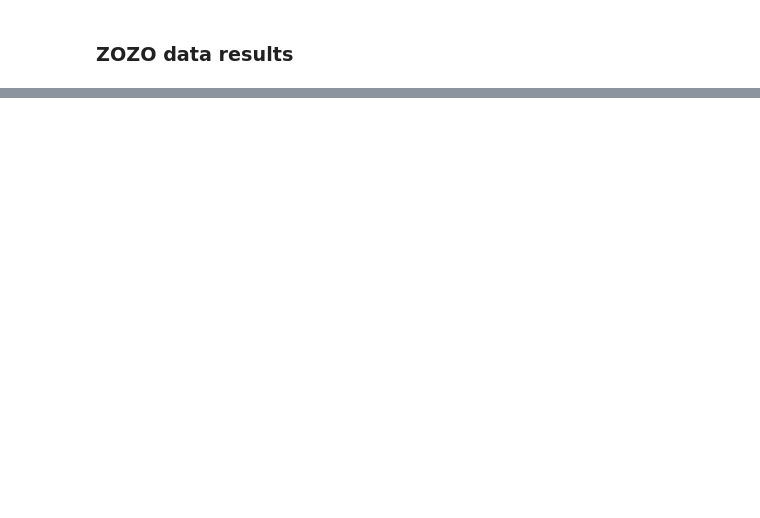
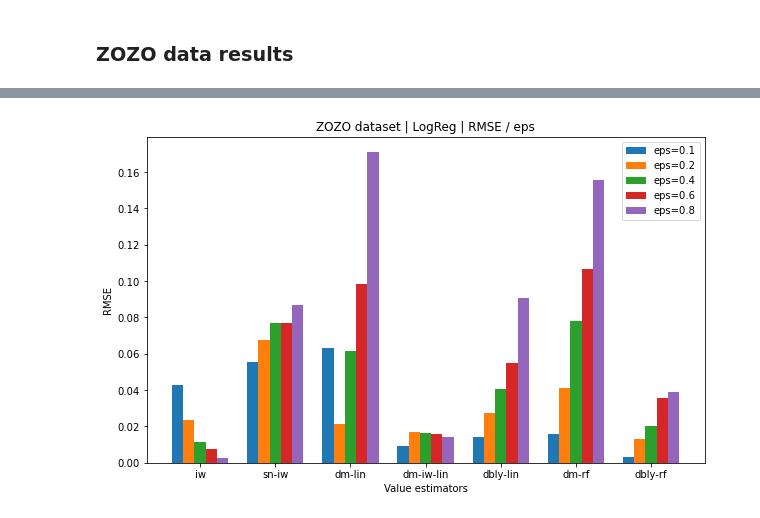
Before and after one commit to EricHe98/direct_method, a Jupyter notebook: notebooks/zozo.ipynb, the cells around one changed output, grey strips where cells are left out. Cells and saved outputs as stored; diff of their text form; code cells hidden in the pictures; blank space fills up the shorter version.

Commit message:
zozo graphs

```diff
--- a/notebooks/zozo.ipynb
+++ b/notebooks/zozo.ipynb
@@ -510,3 +354,5 @@ Direct methods performs well under more random logging policy (small epsilon; le
+# %%
+eps_list = [0.1, 0.2, 0.4, 0.6, 0.8]
 # %%
 sample = bts.sample(100000).reset_index(drop = True)
 sample = sample.drop(columns = ['Unnamed: 0', 'timestamp', 'position', 'propensity_score', 'click'])
@@ -555,0 +394,40 @@ Direct methods performs well under more random logging policy (small epsilon; le
+# %%
+data = [
+['iw', 0.639408, 0.014738, 0.006591, 0.040339, 0.042947, 0.1],
+['sn-iw', 0.544877, 0.010862, 0.004858, -0.054192, 0.055270, 0.1],
+['dm-lin', 0.537090, 0.010986, 0.004913, -0.061979, 0.062945, 0.1],
+['dm-iw-lin', 0.590106, 0.003035, 0.001357, -0.008963, 0.009463, 0.1],
+['dbly-lin', 0.585268, 0.003862, 0.001727, -0.013802, 0.014332, 0.1],
+['dm-rf', 0.614643, 0.003441, 0.001539, 0.015573, 0.015949, 0.1],
+['dbly-rf', 0.599841, 0.003226, 0.001443, 0.000771, 0.003317, 0.1],
+['iw', 0.619792, 0.010719, 0.004794, 0.020723, 0.023331, 0.2],
+['sn-iw', 0.535482, 0.022552, 0.010086, -0.063587, 0.067468, 0.2],
+['dm-lin', 0.585082, 0.015824, 0.007077, -0.013987, 0.021119, 0.2],
+['dm-iw-lin', 0.582705, 0.003306, 0.001478, -0.016364, 0.016695, 0.2],
+['dbly-lin', 0.572080, 0.003603, 0.001611, -0.026990, 0.027229, 0.2],
+['dm-rf', 0.640211, 0.003147, 0.001407, 0.041142, 0.041262, 0.2],
+['dbly-rf', 0.611781, 0.004002, 0.001790, 0.012712, 0.013327, 0.2],
+['iw', 0.603617, 0.010693, 0.004782, 0.004548, 0.011620, 0.4],
+['sn-iw', 0.524191, 0.016811, 0.007518, -0.074878, 0.076742, 0.4],
+['dm-lin', 0.659471, 0.011500, 0.005143, 0.060402, 0.061487, 0.4],
+['dm-iw-lin', 0.585868, 0.009662, 0.004321, -0.013201, 0.016360, 0.4],
+['dbly-lin', 0.560156, 0.011775, 0.005266, -0.038914, 0.040656, 0.4],
+['dm-rf', 0.676948, 0.005807, 0.002597, 0.077879, 0.078095, 0.4],
+['dbly-rf', 0.615208, 0.012463, 0.005574, 0.016139, 0.020391, 0.4],
+['iw', 0.601451, 0.007092, 0.003171, 0.002382, 0.007481, 0.6],
+['sn-iw', 0.523887, 0.016644, 0.007444, -0.075182, 0.077002, 0.6],
+['dm-lin', 0.696510, 0.014806, 0.006622, 0.097441, 0.098559, 0.6],
+['dm-iw-lin', 0.589033, 0.012312, 0.005506, -0.010036, 0.015884, 0.6],
+['dbly-lin', 0.549243, 0.023640, 0.010572, -0.049827, 0.055150, 0.6],
+['dm-rf', 0.705520, 0.005942, 0.002657, 0.106450, 0.106616, 0.6],
+['dbly-rf', 0.628912, 0.019194, 0.008584, 0.029843, 0.035482, 0.6],
+['iw', 0.599181, 0.002622, 0.001172, 0.000111, 0.002624, 0.8],
+['sn-iw', 0.519756, 0.034708, 0.015522, -0.079313, 0.086575, 0.8],
+['dm-lin', 0.769859, 0.005972, 0.002671, 0.170789, 0.170894, 0.8],
+['dm-iw-lin', 0.586801, 0.006887, 0.003080, -0.012268, 0.014069, 0.8],
+['dbly-lin', 0.512909, 0.028143, 0.012586, -0.086160, 0.090640, 0.8],
+['dm-rf', 0.754487, 0.007962, 0.003561, 0.155418, 0.155621, 0.8],
+['dbly-rf', 0.632922, 0.019316, 0.008638, 0.033853, 0.038976, 0.8]
+]
+
+zozo_lr_results = pd.DataFrame(data, columns = ['stat', 'mean', 'SD', 'SE', 'bias', 'RMSE', 'eps'])
@@ -555,0 +474,4 @@ Direct methods performs well under more random logging policy (small epsilon; le
+# %%
+barplot_by_eps(zozo_lr_results, eps_list, 'lr', 'RMSE')
+# %% [output]
+[figure, added]
```
Also changed, not shown: parts of 40 cells of this notebook, 3 other files.
